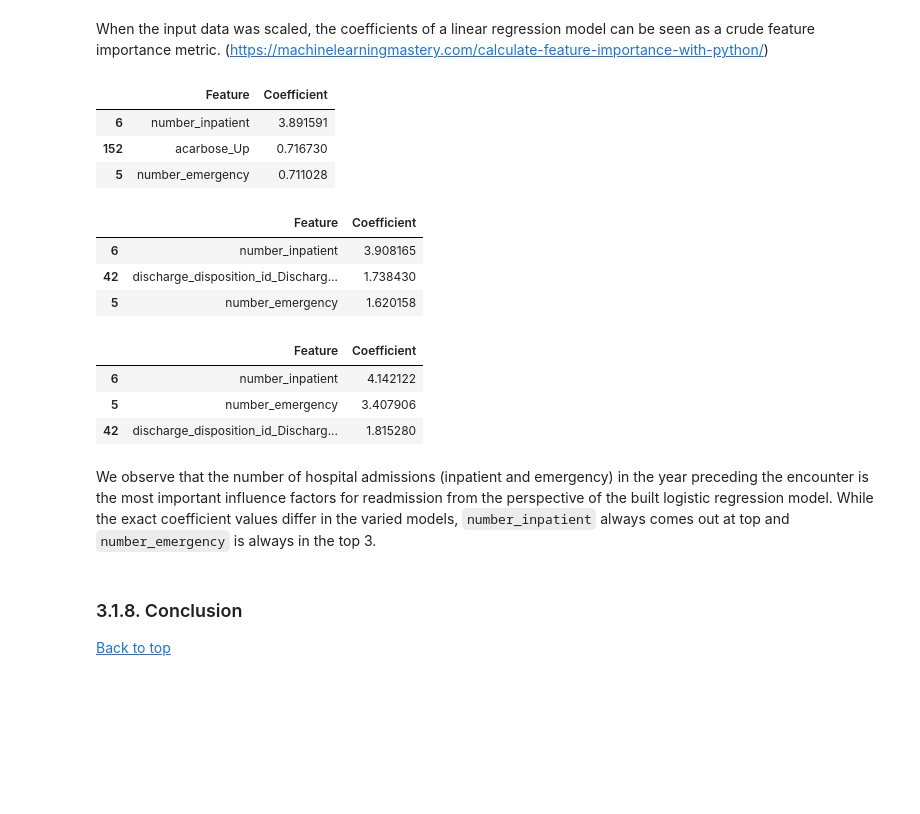
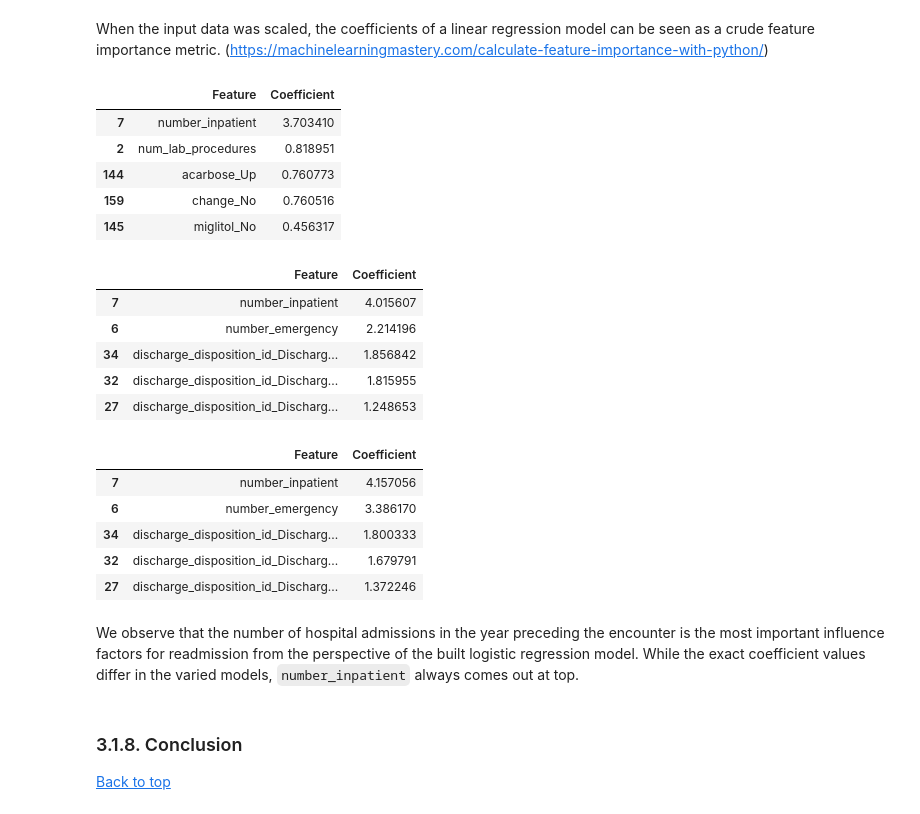
Before and after one commit to F4LLC0N3R/ML-Group-2---Diabetes, a Jupyter notebook: ML Group Project - Diabetes.ipynb, the cells around one changed output. Drawn from its saved outputs; the diff is of its cells as text; code cells hidden in the pictures; blank space fills up the shorter version.

```diff
--- a/ML Group Project - Diabetes.ipynb
+++ b/ML Group Project - Diabetes.ipynb
@@ -1781,15 +1782,17 @@ When the input data was scaled, the coefficients of a linear regression model ca
 # %%
 # Retrieve coefficients from the logistic regression model
 coef_base = clf['logisticregression'].coef_[0]
 
 # Save as dataframe and sort by coefficient value
 df_coef = pd.DataFrame({'Feature': X_train.columns, 'Coefficient': coef_base})
-df_coef.sort_values(by='Coefficient', ascending=False).head(3)
+df_coef.sort_values(by='Coefficient', ascending=False).head()
 # %% [output]
 |  | Feature | Coefficient |
-| 6 | number_inpatient | 3.891591 |
-| 152 | acarbose_Up | 0.716730 |
-| 5 | number_emergency | 0.711028 |
+| 7 | number_inpatient | 3.703410 |
+| 2 | num_lab_procedures | 0.818951 |
+| 144 | acarbose_Up | 0.760773 |
+| 159 | change_No | 0.760516 |
+| 145 | miglitol_No | 0.456317 |
 # %%
 # Retrieve coefficients from the logistic regression model
 coef_opt = clf_opt['logisticregression'].coef_[0]
@@ -1797,26 +1800,30 @@ coef_opt = clf_opt['logisticregression'].coef_[0]
 # Save as dataframe and sort by coefficient value
 
 df_coef = pd.DataFrame({'Feature': X_train.columns, 'Coefficient': coef_opt})
-df_coef.sort_values(by='Coefficient', ascending=False).head(3)
+df_coef.sort_values(by='Coefficient', ascending=False).head()
 # %% [output]
 |  | Feature | Coefficient |
-| 6 | number_inpatient | 3.908165 |
-| 42 | discharge_disposition_id_Discharg... | 1.738430 |
-| 5 | number_emergency | 1.620158 |
+| 7 | number_inpatient | 4.015607 |
+| 6 | number_emergency | 2.214196 |
+| 34 | discharge_disposition_id_Discharg... | 1.856842 |
+| 32 | discharge_disposition_id_Discharg... | 1.815955 |
+| 27 | discharge_disposition_id_Discharg... | 1.248653 |
 # %%
 # Retrieve coefficients from the logistic regression model
 coef_balanced = clf_balanced['logisticregression'].coef_[0]
 
 # Save as dataframe and sort by coefficient value
 df_coef = pd.DataFrame({'Feature': X_train.columns, 'Coefficient': coef_balanced})
-df_coef.sort_values(by='Coefficient', ascending=False).head(3)
+df_coef.sort_values(by='Coefficient', ascending=False).head()
 # %% [output]
 |  | Feature | Coefficient |
-| 6 | number_inpatient | 4.142122 |
-| 5 | number_emergency | 3.407906 |
-| 42 | discharge_disposition_id_Discharg... | 1.815280 |
+| 7 | number_inpatient | 4.157056 |
+| 6 | number_emergency | 3.386170 |
+| 34 | discharge_disposition_id_Discharg... | 1.800333 |
+| 32 | discharge_disposition_id_Discharg... | 1.679791 |
+| 27 | discharge_disposition_id_Discharg... | 1.372246 |
 # %% [markdown]
-We observe that the number of hospital admissions (inpatient and emergency) in the year preceding the encounter is the most important influence factors for readmission from the perspective of the built logistic regression model. While the exact coefficient values differ in the varied models, ``number_inpatient`` always comes out at top and ``number_emergency`` is always in the top 3.
+We observe that the number of hospital admissions in the year preceding the encounter is the most important influence factors for readmission from the perspective of the built logistic regression model. While the exact coefficient values differ in the varied models, ``number_inpatient`` always comes out at top.
 # %% [markdown]
 ### 3.1.8. Conclusion <a id="logistic-regression-conclusion"></a>
 [Back to top](#top)
```
Also changed, not shown: parts of 53 cells of this notebook.
